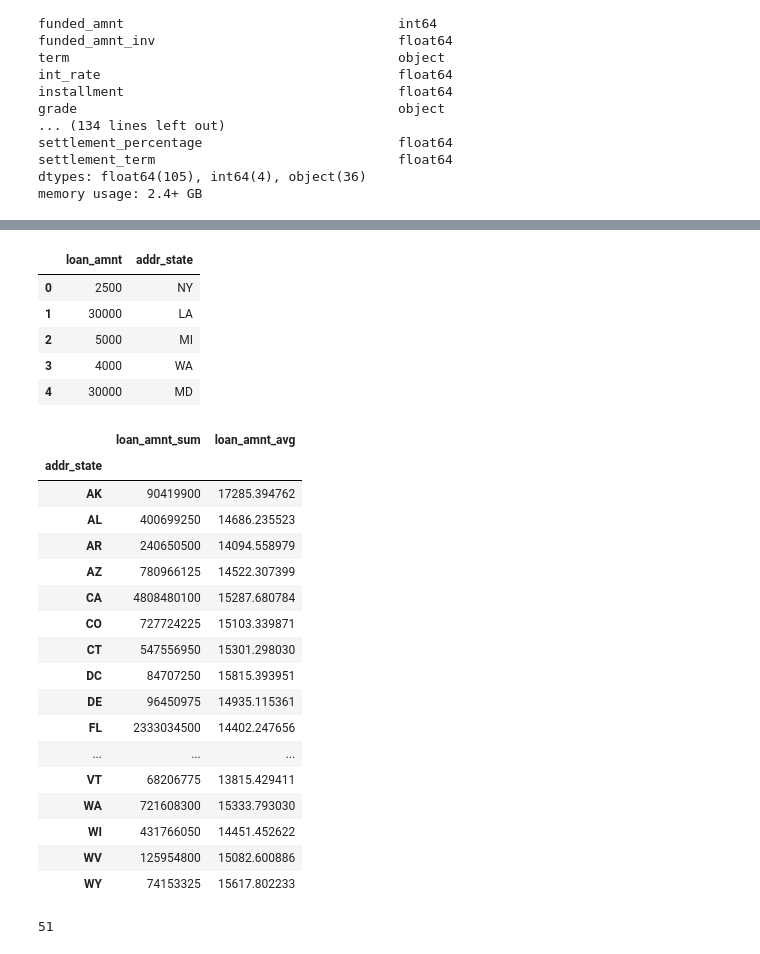
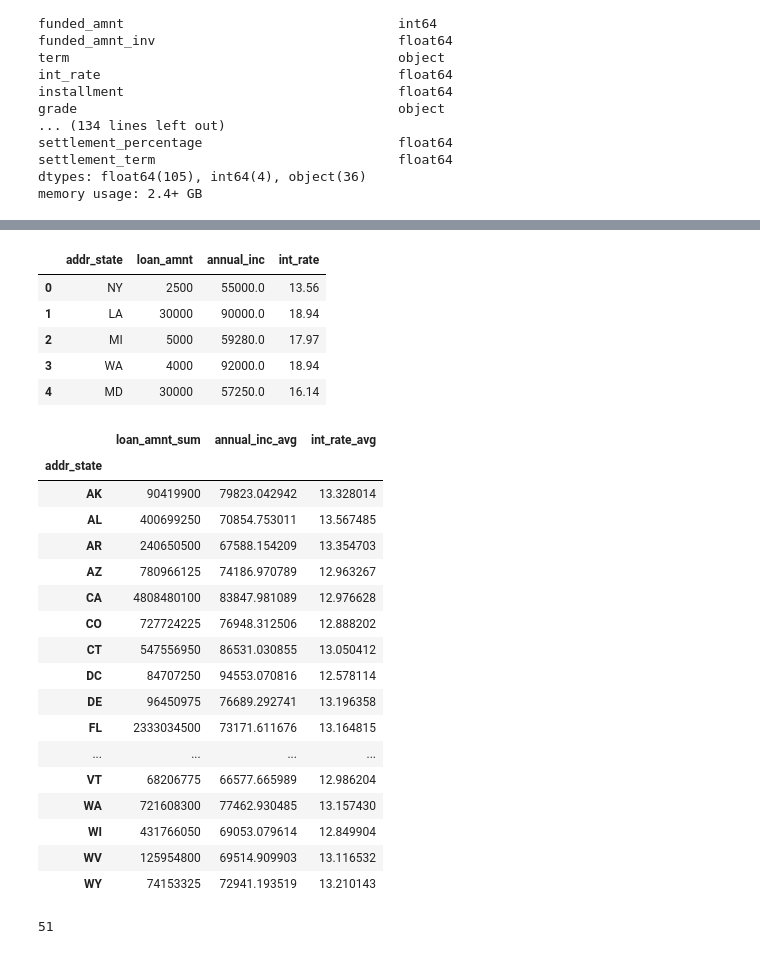
Before and after one commit to MyceliasCoin/loan-data-kaggle, a Jupyter notebook: src/exploratory-analysis.ipynb, the cells around one changed output, grey strips where cells are left out. Drawn from its saved outputs; the diff is of its cells as text; code cells hidden in the pictures.

Commit message:
Initial data analysis complete

```diff
--- a/src/exploratory-analysis.ipynb
+++ b/src/exploratory-analysis.ipynb
@@ -50,42 +71,47 @@ memory usage: 2.4+ GB
 # %%
-loan_amt_state = pd.DataFrame(data_df.loc[:, ['loan_amnt', 'addr_state']])
+# return relevant loan amount and state abbreviation columns
+loan_amt_state = pd.DataFrame(data_df.loc[:, ['addr_state', 'loan_amnt', 'annual_inc', 'int_rate']])
 
 loan_amt_state.head()
 # %% [output]
-|  | loan_amnt | addr_state |
-| 0 | 2500 | NY |
-| 1 | 30000 | LA |
-| 2 | 5000 | MI |
-| 3 | 4000 | WA |
-| 4 | 30000 | MD |
+|  | addr_state | loan_amnt | annual_inc | int_rate |
+| 0 | NY | 2500 | 55000.0 | 13.56 |
+| 1 | LA | 30000 | 90000.0 | 18.94 |
+| 2 | MI | 5000 | 59280.0 | 17.97 |
+| 3 | WA | 4000 | 92000.0 | 18.94 |
+| 4 | MD | 30000 | 57250.0 | 16.14 |
 # %%
 # calculate total loans by state
-state_loans = loan_amt_state.groupby('addr_state').aggregate({'loan_amnt' : ['sum', 'mean']})
+state_metrics = loan_amt_state.groupby('addr_state').aggregate(
+    {'loan_amnt' : ['sum'], 'annual_inc' : ['mean'], 'int_rate' : ['mean']}
+)
 
-state_loans.columns = ['loan_amnt_sum', 'loan_amnt_avg']
+# rename columns based on aggregation metrics
+state_metrics.columns = ['loan_amnt_sum', 'annual_inc_avg', 'int_rate_avg']
 
-state_loans
+state_metrics
 # %% [output]
-|  | loan_amnt_sum | loan_amnt_avg |
-| addr_state |  |  |
-| AK | 90419900 | 17285.394762 |
-| AL | 400699250 | 14686.235523 |
-| AR | 240650500 | 14094.558979 |
-| AZ | 780966125 | 14522.307399 |
-| CA | 4808480100 | 15287.680784 |
-| CO | 727724225 | 15103.339871 |
-| CT | 547556950 | 15301.298030 |
-| DC | 84707250 | 15815.393951 |
-| DE | 96450975 | 14935.115361 |
-| FL | 2333034500 | 14402.247656 |
-| ... | ... | ... |
-| VT | 68206775 | 13815.429411 |
-| WA | 721608300 | 15333.793030 |
-| WI | 431766050 | 14451.452622 |
-| WV | 125954800 | 15082.600886 |
-| WY | 74153325 | 15617.802233 |
+|  | loan_amnt_sum | annual_inc_avg | int_rate_avg |
+| addr_state |  |  |  |
+| AK | 90419900 | 79823.042942 | 13.328014 |
+| AL | 400699250 | 70854.753011 | 13.567485 |
+| AR | 240650500 | 67588.154209 | 13.354703 |
+| AZ | 780966125 | 74186.970789 | 12.963267 |
+| CA | 4808480100 | 83847.981089 | 12.976628 |
+| CO | 727724225 | 76948.312506 | 12.888202 |
+| CT | 547556950 | 86531.030855 | 13.050412 |
+| DC | 84707250 | 94553.070816 | 12.578114 |
+| DE | 96450975 | 76689.292741 | 13.196358 |
+| FL | 2333034500 | 73171.611676 | 13.164815 |
+| ... | ... | ... | ... |
+| VT | 68206775 | 66577.665989 | 12.986204 |
+| WA | 721608300 | 77462.930485 | 13.157430 |
+| WI | 431766050 | 69053.079614 | 12.849904 |
+| WV | 125954800 | 69514.909903 | 13.116532 |
+| WY | 74153325 | 72941.193519 | 13.210143 |
-# %%
-state_loans.shape[0]
-# %% [output]
-51
+# %%
+# ---DELETE IN FINAL VERSION---
+state_metrics.shape[0]
+# %% [output]
+51
 # %%
```
Also changed, not shown: parts of 16 cells of this notebook.
